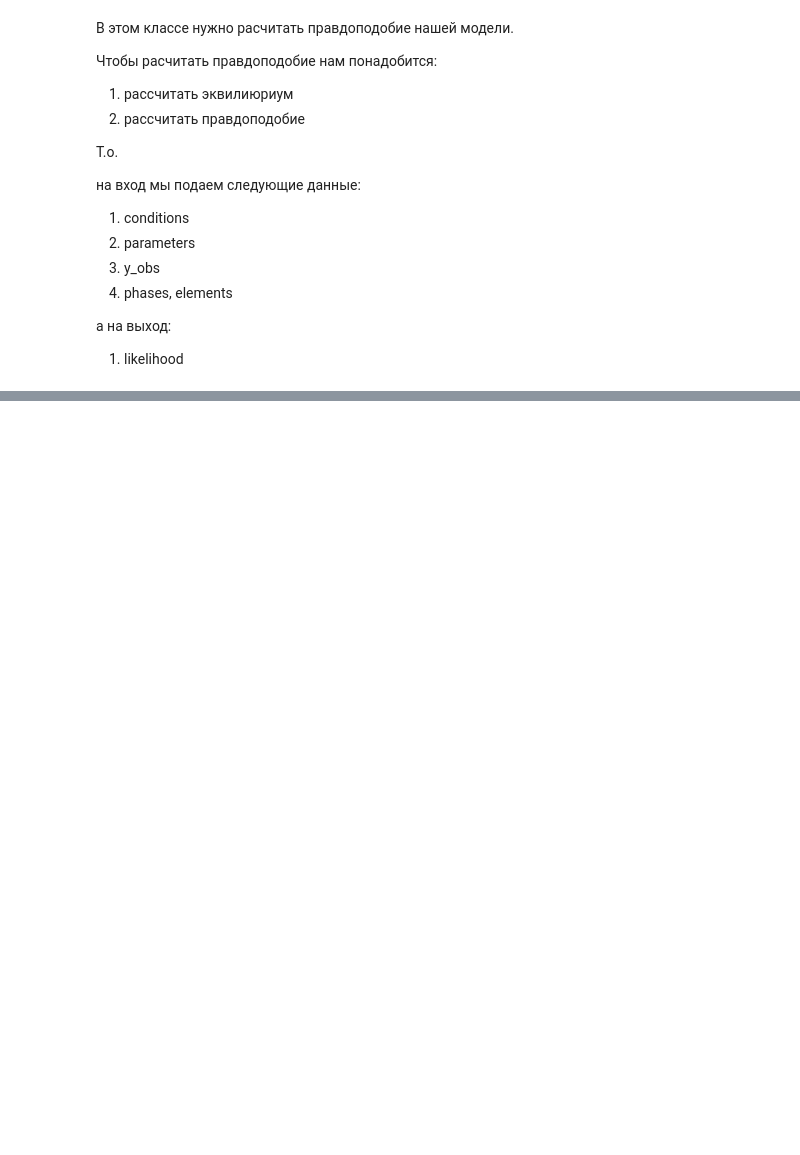
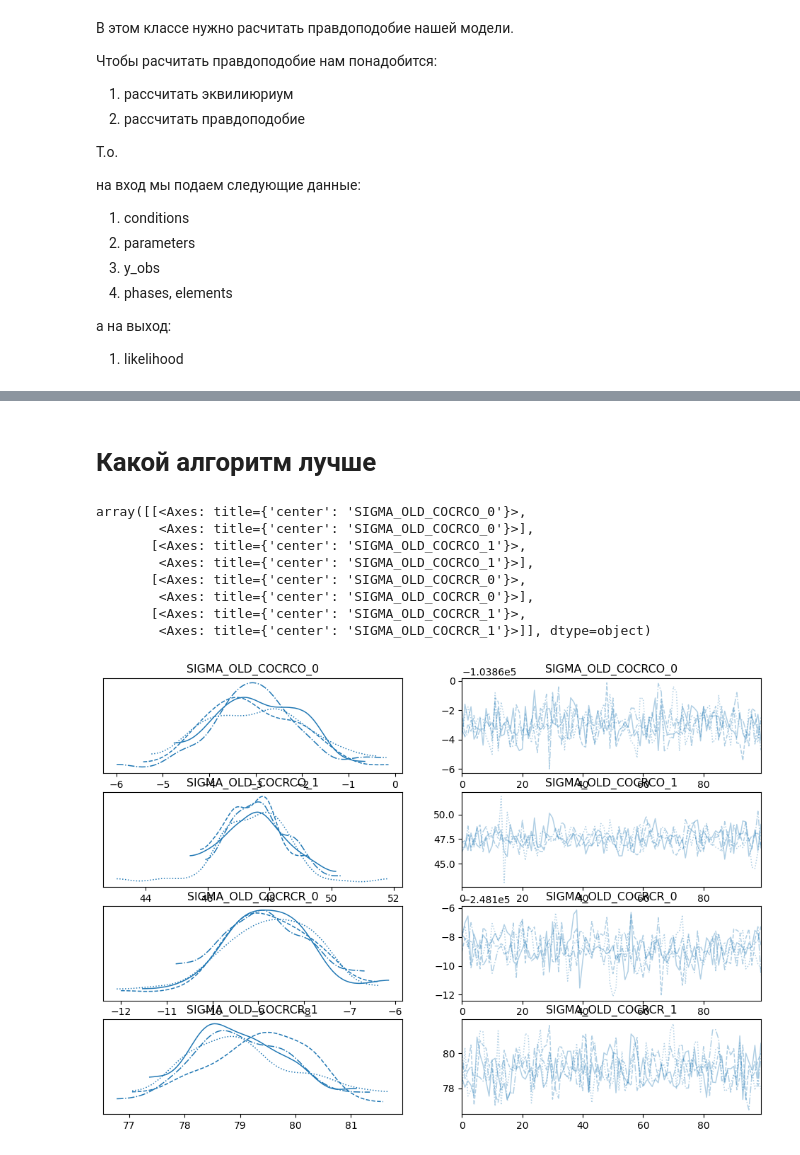
Before and after one commit to elizaveta-mgebrishvili/BF-MCMC, a Jupyter notebook: posterior_distribution_exp_20230422.ipynb, the cells around one changed output, grey strips where cells are left out. Drawn from its saved outputs; the diff is of its cells as text; code cells hidden in the pictures; blank space fills up the shorter version.

```diff
--- a/posterior_distribution_exp_20230422.ipynb
+++ b/posterior_distribution_exp_20230422.ipynb
@@ -249,0 +339,15 @@ likelihood.eval()
+# %% [markdown]
+# Какой алгоритм лучше
+# %%
+# plot the traces for 2000 tune and 100 draws Slice
+az.plot_trace(traces)
+# %% [output]
+array([[<Axes: title={'center': 'SIGMA_OLD_COCRCO_0'}>,
+        <Axes: title={'center': 'SIGMA_OLD_COCRCO_0'}>],
+       [<Axes: title={'center': 'SIGMA_OLD_COCRCO_1'}>,
+        <Axes: title={'center': 'SIGMA_OLD_COCRCO_1'}>],
+       [<Axes: title={'center': 'SIGMA_OLD_COCRCR_0'}>,
+        <Axes: title={'center': 'SIGMA_OLD_COCRCR_0'}>],
+       [<Axes: title={'center': 'SIGMA_OLD_COCRCR_1'}>,
+        <Axes: title={'center': 'SIGMA_OLD_COCRCR_1'}>]], dtype=object)
+[figure, added]
```
Also changed, not shown: parts of 25 cells of this notebook.
